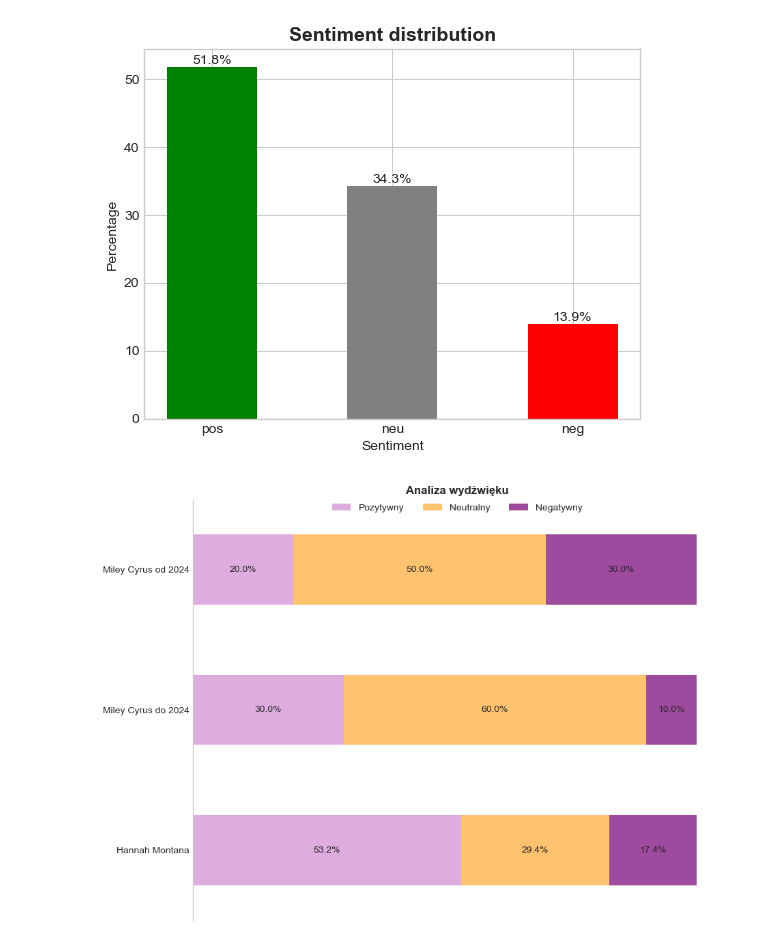
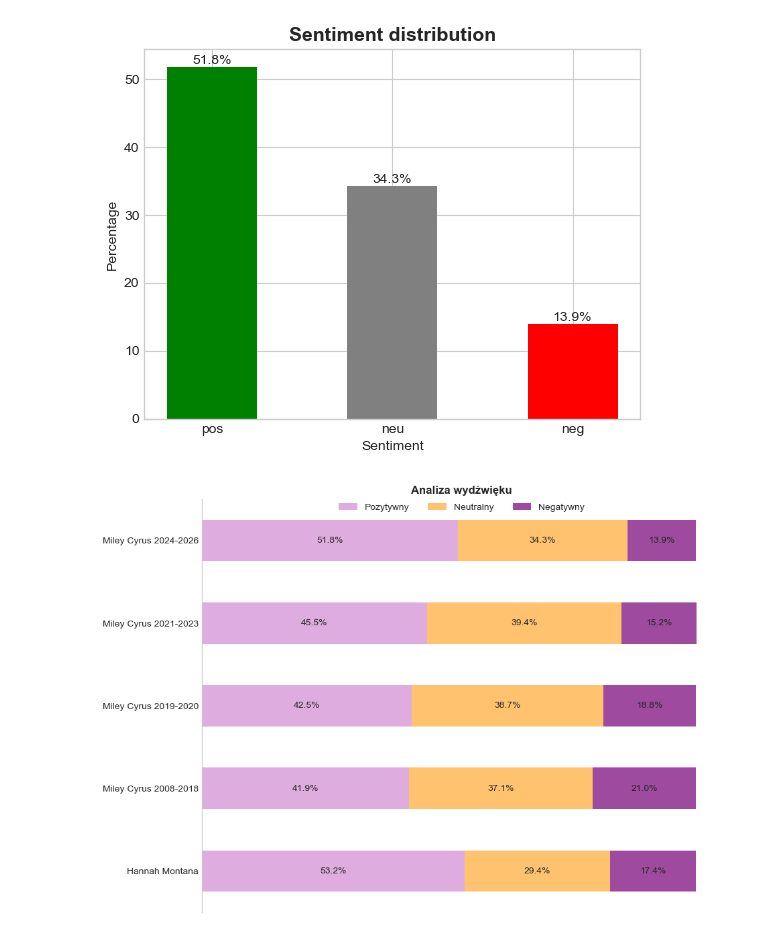
Before and after one commit to iga-bochniak/Spolecznosc-muzyczna-Reddit, a Jupyter notebook: text_mining_miley_2008_2026.ipynb, the cells around one changed output. Saved outputs shown, nothing was run; the diff lists cells and outputs as text; code cells hidden in the pictures.

Commit message:
Update text miningu Miley Cyrus 2008-2018

```diff
--- a/text_mining_miley_2008_2026.ipynb
+++ b/text_mining_miley_2008_2026.ipynb
@@ -1161,39 +1398,39 @@ category_names = ["Pozytywny", "Neutralny", "Negatywny"]
 colors = ["#deacde", "#ffc370","#9e4a9e"]
 
 df = pd.DataFrame({
-    "Pozytywny": [53.2, 30, 20],
-    "Neutralny":[29.4, 60, 50],
-    "Negatywny": [17.4, 10, 30]
-}, index = ["Hannah Montana", "Miley Cyrus do 2024", "Miley Cyrus od 2024"])
+    "Pozytywny": [53.2, 41.9, 42.5, 45.5, 51.8],
+    "Neutralny":[29.4, 37.1, 38.7, 39.4, 34.3],
+    "Negatywny": [17.4, 21, 18.8, 15.2, 13.9]
+}, index = ["Hannah Montana", "Miley Cyrus 2008-2018", "Miley Cyrus 2019-2020", "Miley Cyrus 2021-2023", "Miley Cyrus 2024-2026"])
 
 
 ax = df.plot(kind = "barh",
              stacked = True,
              color = colors,
              figsize = (10,8))
 
 for container in ax.containers:
     ax.bar_label(container,
                 label_type = "center",
                 labels = [f"{bar.get_width():.1f}%" for bar in container
     ])
 
 ax.xaxis.set_visible(False)
 
 ax.set_title("Analiza wydźwięku", fontweight = "bold")
 ax.grid(False)
 ax.spines["top"].set_visible(False)
 ax.spines["right"].set_visible(False)
 ax.spines["bottom"].set_visible(False)
 
 ax.legend(
     loc="upper center",
     bbox_to_anchor=(0.5, 1.01),
     ncol=len(df.columns),
     frameon=False
 )
 
 
 plt.show()
 # %% [output]
-[figure, old version]
+[figure, new version]
```
Also changed, not shown: parts of 37 cells of this notebook.
